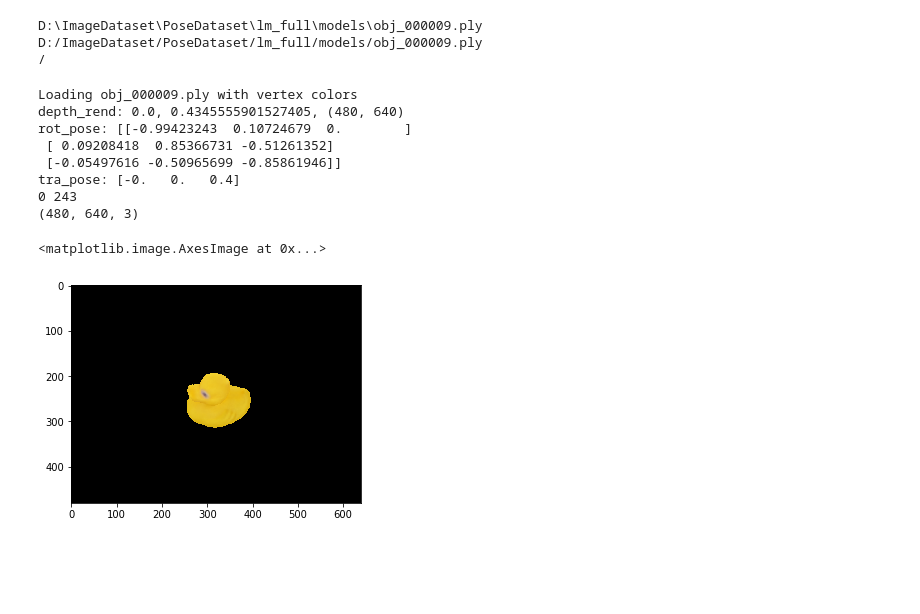
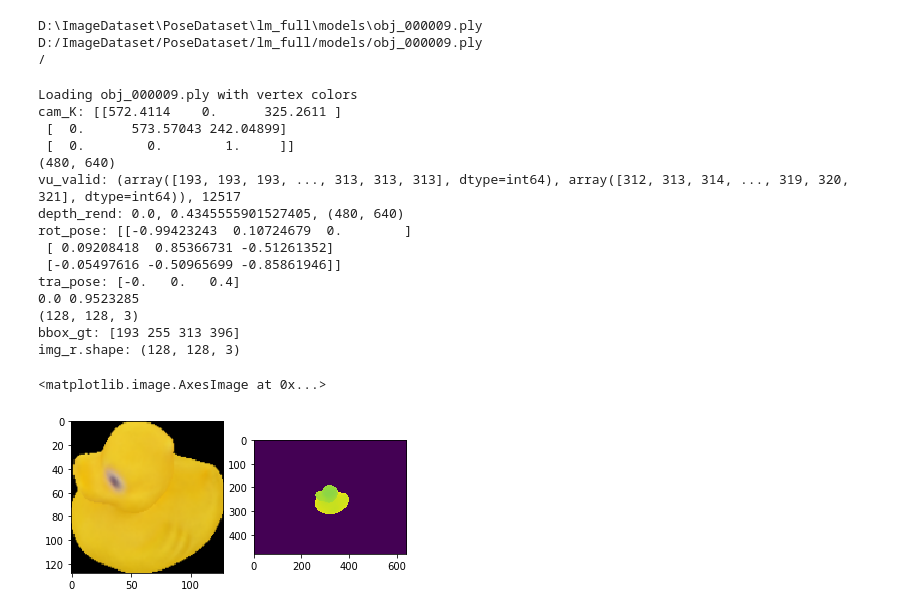
Before and after one commit to peytonhong/CVAE_Pose, a Jupyter notebook: augmentation_test.ipynb, the cells around one changed output. Saved outputs shown, nothing was run; the diff lists cells and outputs as text; code cells hidden in the pictures; blank space fills up the shorter version.

```diff
--- a/augmentation_test.ipynb
+++ b/augmentation_test.ipynb
@@ -308,11 +310,13 @@ def get_rendering(obj_model,rot_pose,tra_pose, ren):
     M[:3,3]=tra_pose
     ren.draw_model(obj_model, M)
     img_r, depth_rend = ren.finish()
-    img_r = img_r[:,:,::-1] *255
+    img_r = img_r[:,:,::-1]
     vu_valid = np.where(depth_rend>0)
-#     bbox_gt = np.array([np.min(vu_valid[0]),np.min(vu_valid[1]),np.max(vu_valid[0]),np.max(vu_valid[1])])
-    bbox_gt = []
+    bbox_gt = np.array([np.min(vu_valid[0]),np.min(vu_valid[1]),np.max(vu_valid[0]),np.max(vu_valid[1])])
+    print(f'vu_valid: {vu_valid}, {len(vu_valid[0])}')
     print(f'depth_rend: {np.min(depth_rend)}, {np.max(depth_rend)}, {depth_rend.shape}')
+    img_r = img_r[bbox_gt[0]:bbox_gt[2], bbox_gt[1]:bbox_gt[3]]
+    img_r = cv2.resize(img_r, (128,128), interpolation=cv2.INTER_LINEAR)
     return img_r,depth_rend,bbox_gt
 # %%
 import os
@@ -328,26 +332,40 @@ D:/ImageDataset/PoseDataset/lm_full/models/obj_000009.ply
 # %%
 obj_model = Model3D()
 obj_model.load(m_path, scale=0.001)
 cam_K = np.array(cam_K).reshape((3,3))
 rot_pose = R
 tra_pose = T.reshape(-1) / 1000
-ren = Renderer((640,480),cam_K)
-ren.set_cam(cam_K)
+ren = Renderer((640, 480),cam_K)
+print(f'cam_K: {cam_K}')
+print(ren.shape)
+# ren.set_cam(cam_K)
 img_r,depth_rend,bbox_gt = get_rendering(obj_model,rot_pose,tra_pose,ren)
-img_r = img_r.astype(np.uint8)
+# img_r = img_r.astype(np.uint8)
 print(f'rot_pose: {rot_pose}')
 print(f'tra_pose: {tra_pose}')
 print(np.min(img_r), np.max(img_r))
 print(img_r.shape)
-plt.imshow(img_r)
+print(f'bbox_gt: {bbox_gt}')
+print(f'img_r.shape: {img_r.shape}')
+plt.subplot(121)
+plt.imshow(img_r) # rendered image from pointcloud model
+plt.subplot(122)
+plt.imshow(depth_rend)
 # %% [output]
 Loading obj_000009.ply with vertex colors
+cam_K: [[572.4114    0.      325.2611 ]
+ [  0.      573.57043 242.04899]
+ [  0.        0.        1.     ]]
+(480, 640)
+vu_valid: (array([193, 193, 193, ..., 313, 313, 313], dtype=int64), array([312, 313, 314, ..., 319, 320, 321], dtype=int64)), 12517
 depth_rend: 0.0, 0.4345555901527405, (480, 640)
 rot_pose: [[-0.99423243  0.10724679  0.        ]
  [ 0.09208418  0.85366731 -0.51261352]
  [-0.05497616 -0.50965699 -0.85861946]]
 tra_pose: [-0.   0.   0.4]
-0 243
-(480, 640, 3)
+0.0 0.9523285
+(128, 128, 3)
+bbox_gt: [193 255 313 396]
+img_r.shape: (128, 128, 3)
 <matplotlib.image.AxesImage at 0x...>
-[figure, old version]
+[figure, new version]
```
Also changed, not shown: parts of 7 cells of this notebook, 5 other files.
